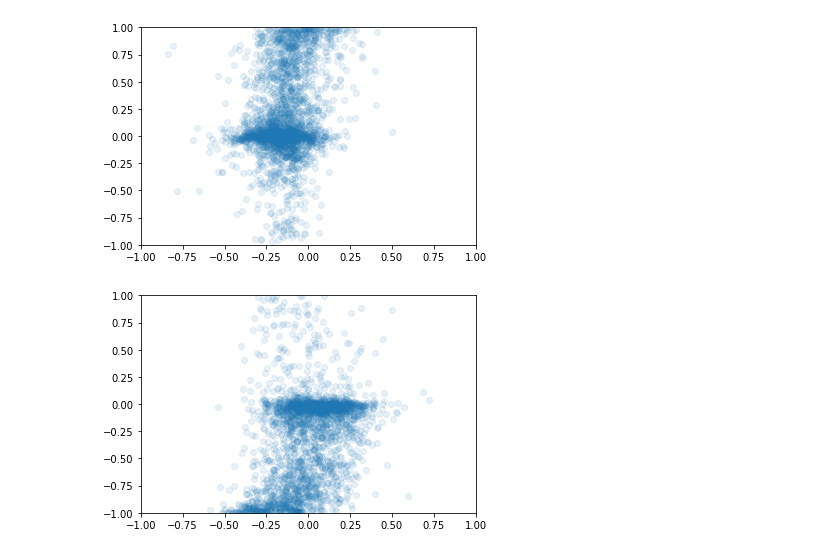
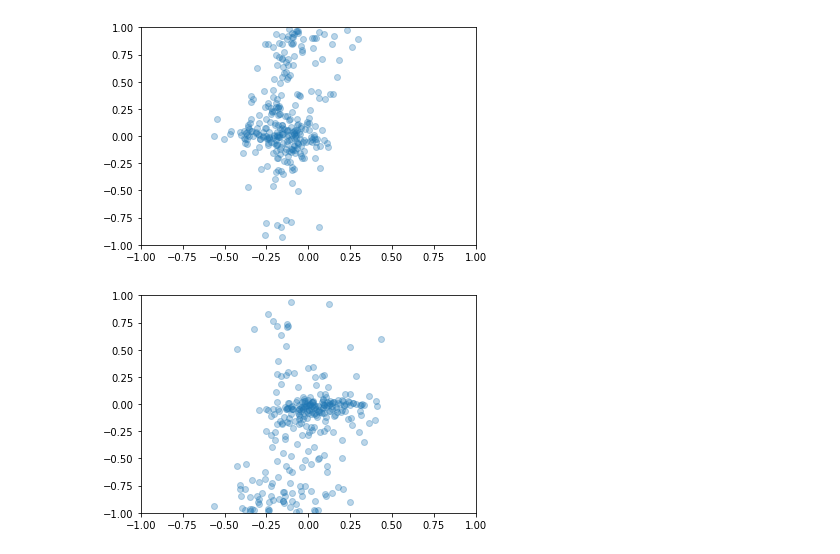
Before and after one commit to SMAPWr/project-r-polska_political_analysis, a Jupyter notebook: model_comparison.ipynb, the cells around one changed output. Saved outputs shown, nothing was run; the diff lists cells and outputs as text; code cells hidden in the pictures.

```diff
--- a/model_comparison.ipynb
+++ b/model_comparison.ipynb
@@ -16,3 +29,8 @@ with open('dataset2.pickle', 'rb') as f:
+# %%
+with open('validation_dataset.pickle', 'rb') as f:
+    data = pickle.loads(f.read())
+X = data['X']
+y = data['y']
 # %%
 class Dataset(torch.utils.data.Dataset):
     def __init__(self, X, y):
@@ -31,10 +46,8 @@ X_train, X_test, y_train, y_test = train_test_split(data['X'], data['y_regressio
 # %%
-train_dataset = Dataset(X_train, y_train)
-test_dataset = Dataset(X_test, y_test)
-train_loader = torch.utils.data.DataLoader(train_dataset, batch_size=64, shuffle=True)
+test_dataset = Dataset(X, y)
 test_loader = torch.utils.data.DataLoader(test_dataset, batch_size=64)
 # %%
-net = RegressionMCDropoutModel(X_train[0].shape[0], train_data_size=X_train.shape[0], lengthscale=1).cuda()
+net = RegressionMCDropoutModel(X[0].shape[0], train_data_size=12755, lengthscale=1).cuda()
 # %%
 net.load_state_dict(torch.load('bayesian_regression_model'))
 net.train(False)
@@ -54,14 +148,38 @@ points = np.concatenate(points)
 net.load_state_dict(torch.load('bayesian_regression_model2'))
 net.train(False)
 points2 = []
-sigmas = []
-targets = []
+sigmas2 = []
+targets2 = []
 for i, data in enumerate(test_loader, 0):
     inputs, target = data
     inputs = inputs.cuda()
     loc, sigma = net.predict(inputs, num_samples=200)
     points2.append(loc.detach().cpu().numpy())
-    sigmas.append(sigma.detach().cpu().numpy())
-    targets.append(target.detach().cpu().numpy())
+    sigmas2.append(sigma.detach().cpu().numpy())
+    targets2.append(target.detach().cpu().numpy())
 
+sigmas2 = np.concatenate(sigmas2)
 points2 = np.concatenate(points2)
+targets2 = np.concatenate(targets2)
+print(f'RMSE: {rmse(points2, targets2)}')
+print(f'mae: {mae(points2, targets)}')
+print(f'mae (economic): {mae(points2[:, 0], targets2[:, 0])}')
+print(f'mae (worldview): {mae(points2[:, 1], targets2[:, 1])}')
+print(f'Spearman correlation (economic): {spearmanr(points2[:, 0], targets2[:, 0])}')
+print(f'Spearman correlation (worldview): {spearmanr(points2[:, 1], targets2[:, 1])}')
+
+plt.scatter(points2[:, 0], targets2[:, 0], alpha=0.3)
+plt.xlim(-1, 1)
+plt.ylim(-1, 1);
+plt.show()
+
+plt.scatter(points2[:, 1], targets2[:, 1], alpha=0.3)
+plt.xlim(-1, 1)
+plt.ylim(-1, 1);
+plt.show()
+
+# plt.hist(sigmas2[:,0])
+# plt.show()
+
+# plt.hist(sigmas2[:, 1])
+# plt.show()
@@ -68,14 +242,14 @@ points2 = np.concatenate(points2)
 # %%
 # oś ekonomiczna -1 lewica 1 prawica
-plt.scatter(points[:, 0], points2[:, 1], alpha=0.1)
+plt.scatter(points[:, 0], points2[:, 0], alpha=0.3)
 plt.xlim(-1, 1)
 plt.ylim(-1, 1);
 # %% [output]
-[figure, old version]
+[figure, new version]
 # %%
 #oś światopoglądowa -1 liberalizm, 1 konserwatyzm
-plt.scatter(points[:, 1], -points2[:, 0], alpha=0.1)
+plt.scatter(points[:, 1], points2[:, 1], alpha=0.3)
 plt.xlim(-1, 1)
 plt.ylim(-1, 1);
 # %% [output]
-[figure, old version]
+[figure, new version]
```
Also changed, not shown: parts of 10 cells of this notebook, 8 other files.
